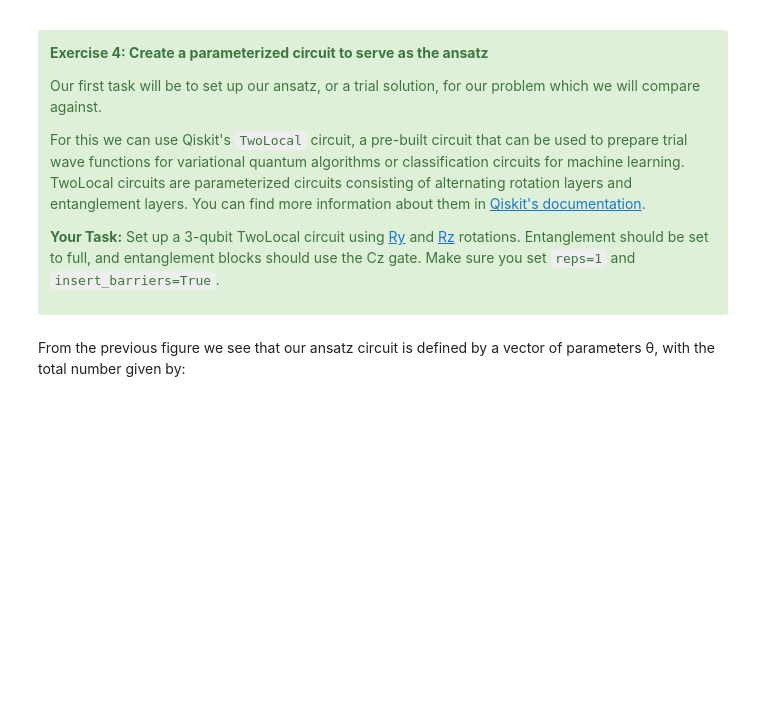
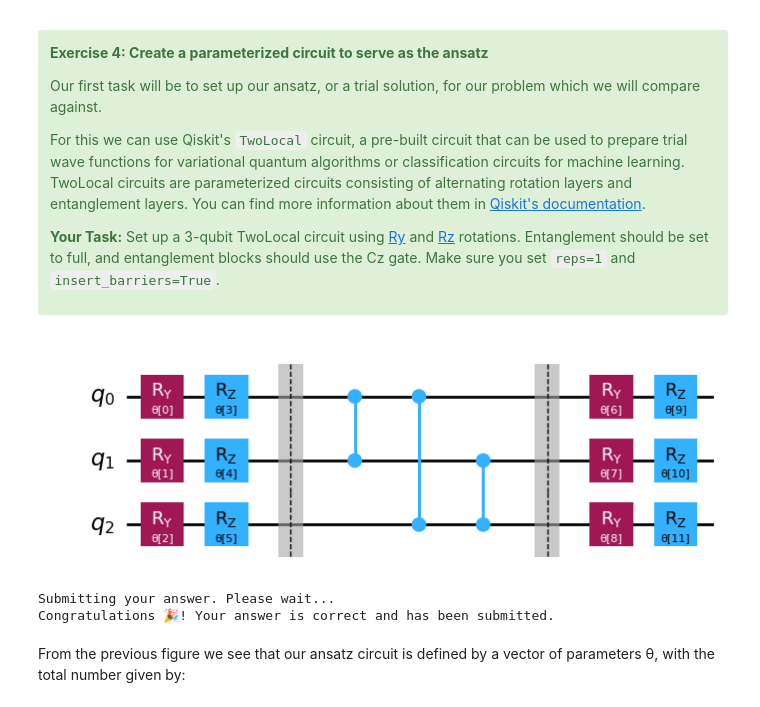
Before and after one commit to LukePower01/ibm-quantum-challenge-2024, a Jupyter notebook: content/lab_1/lab-1.ipynb, the cells around one changed output. Drawn from its saved outputs; the diff is of its cells as text; code cells hidden in the pictures; blank space fills up the shorter version.

```diff
--- a/content/lab_1/lab-1.ipynb
+++ b/content/lab_1/lab-1.ipynb
@@ -288,20 +297,25 @@ For this we can use Qiskit's `TwoLocal` circuit, a pre-built circuit that can be
 
 </div>
 # %%
-num_qubits = #Add your code here
-rotation_blocks = #Add your code here
-entanglement_blocks = #Add your code here
-entanglement = #Add your code here
+num_qubits = 3
+rotation_blocks = ['ry','rz']
+entanglement_blocks ='cz'
+entanglement = 'full'
 
-ansatz = #Add your code here
+ansatz = TwoLocal(3, ['ry','rz'], 'cz', 'full', reps=1, insert_barriers=True)
 
 
 ### Don't change any code past this line ###
 ansatz.decompose().draw('mpl')
+# %% [output]
+[figure, added]
 # %%
 # Submit your answer using following code
 
 grade_lab1_ex4(num_qubits, rotation_blocks, entanglement_blocks, entanglement) # Expected result type: int, List[str], str, str
+# %% [output]
+Submitting your answer. Please wait...
+Congratulations 🎉! Your answer is correct and has been submitted.
 # %% [markdown]
 From the previous figure we see that our ansatz circuit is defined by a vector of parameters θ, with the total number given by:
 # %%
```
Also changed, not shown: parts of 1 cell of this notebook.
